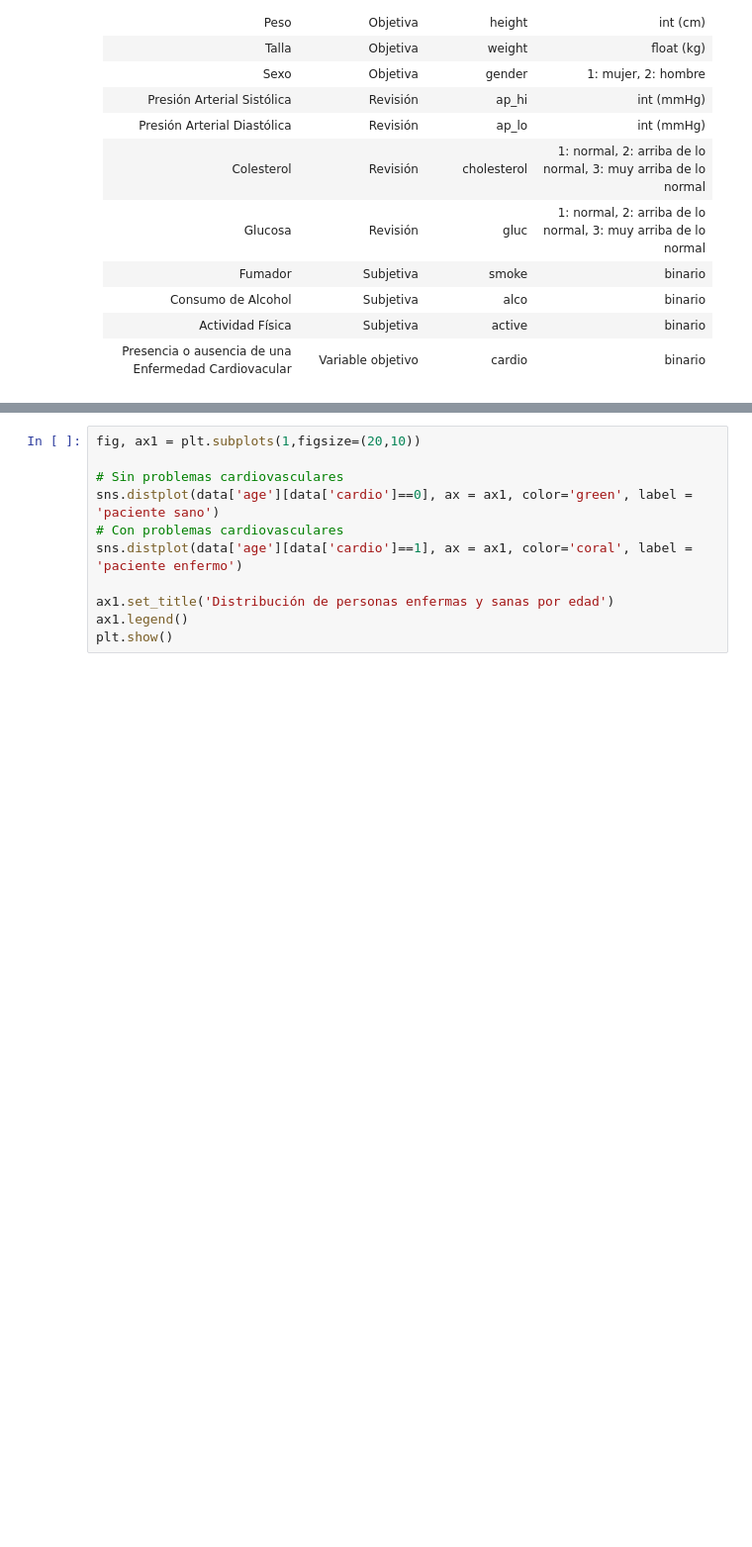
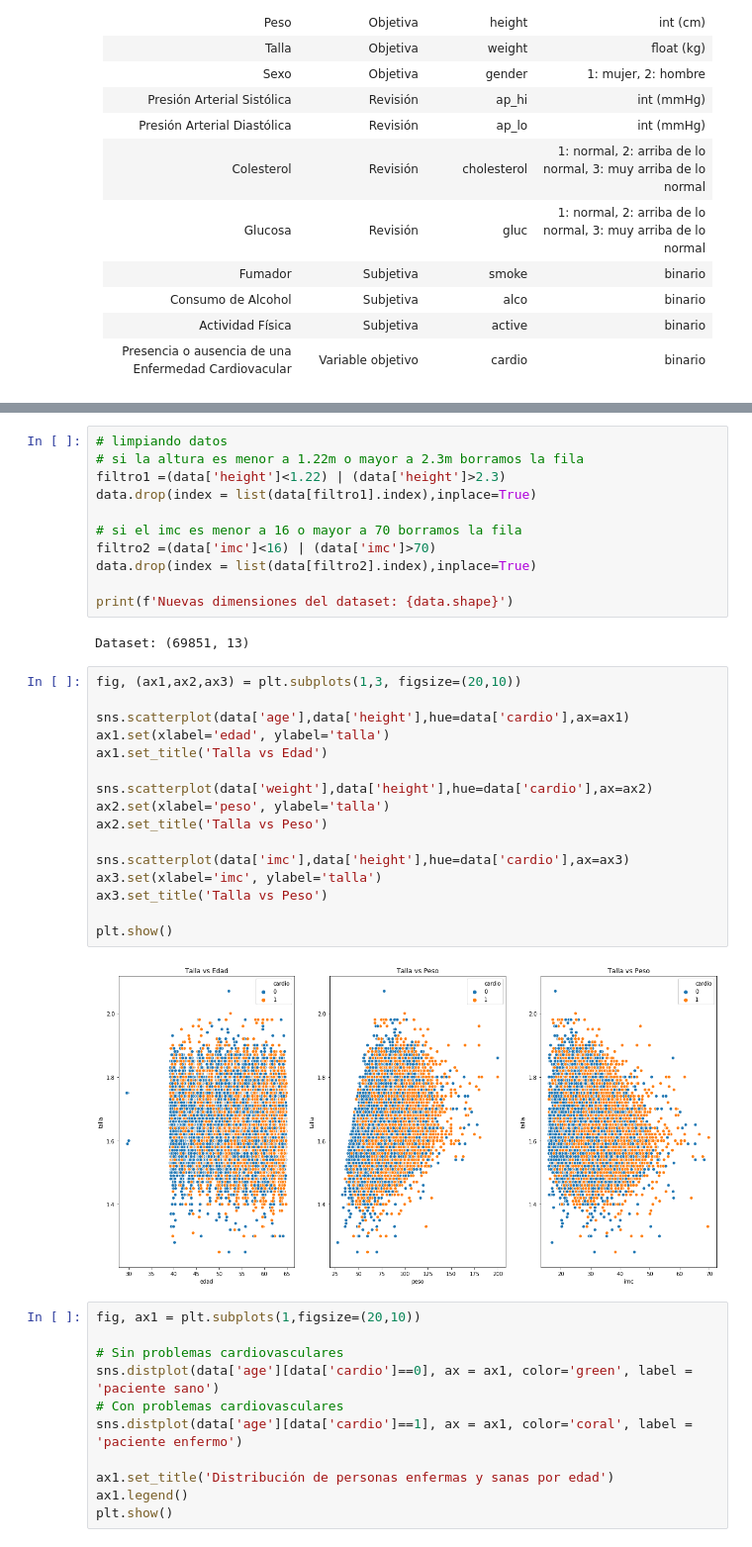
Before and after one commit to maizorin97/Nutri-Desk, a Jupyter notebook: modelos-predictivos/Analisis Nutri-Desk.ipynb, the cells around one changed output, grey strips where cells are left out. Shown at 99% size. Cells and saved outputs as stored; diff of their text form; blank space fills up the shorter version.

```diff
--- a/modelos-predictivos/Analisis Nutri-Desk.ipynb
+++ b/modelos-predictivos/Analisis Nutri-Desk.ipynb
@@ -123,3 +156,34 @@ De este resumen notamos que
+# %%
+# limpiando datos
+# si la altura es menor a 1.22m o mayor a 2.3m borramos la fila
+filtro1 =(data['height']<1.22) | (data['height']>2.3)
+data.drop(index = list(data[filtro1].index),inplace=True)
+
+# si el imc es menor a 16 o mayor a 70 borramos la fila
+filtro2 =(data['imc']<16) | (data['imc']>70)
+data.drop(index = list(data[filtro2].index),inplace=True)
+
+print(f'Nuevas dimensiones del dataset: {data.shape}')
+# %% [output]
+Dataset: (69851, 13)
+# %%
+fig, (ax1,ax2,ax3) = plt.subplots(1,3, figsize=(20,10))
+
+sns.scatterplot(data['age'],data['height'],hue=data['cardio'],ax=ax1)
+ax1.set(xlabel='edad', ylabel='talla')
+ax1.set_title('Talla vs Edad')
+
+sns.scatterplot(data['weight'],data['height'],hue=data['cardio'],ax=ax2)
+ax2.set(xlabel='peso', ylabel='talla')
+ax2.set_title('Talla vs Peso')
+
+sns.scatterplot(data['imc'],data['height'],hue=data['cardio'],ax=ax3)
+ax3.set(xlabel='imc', ylabel='talla')
+ax3.set_title('Talla vs Peso')
+
+plt.show()
+# %% [output]
+[figure, added]
 # %%
 fig, ax1 = plt.subplots(1,figsize=(20,10))
 
```
Also changed, not shown: parts of 12 cells of this notebook, 1 other file.
